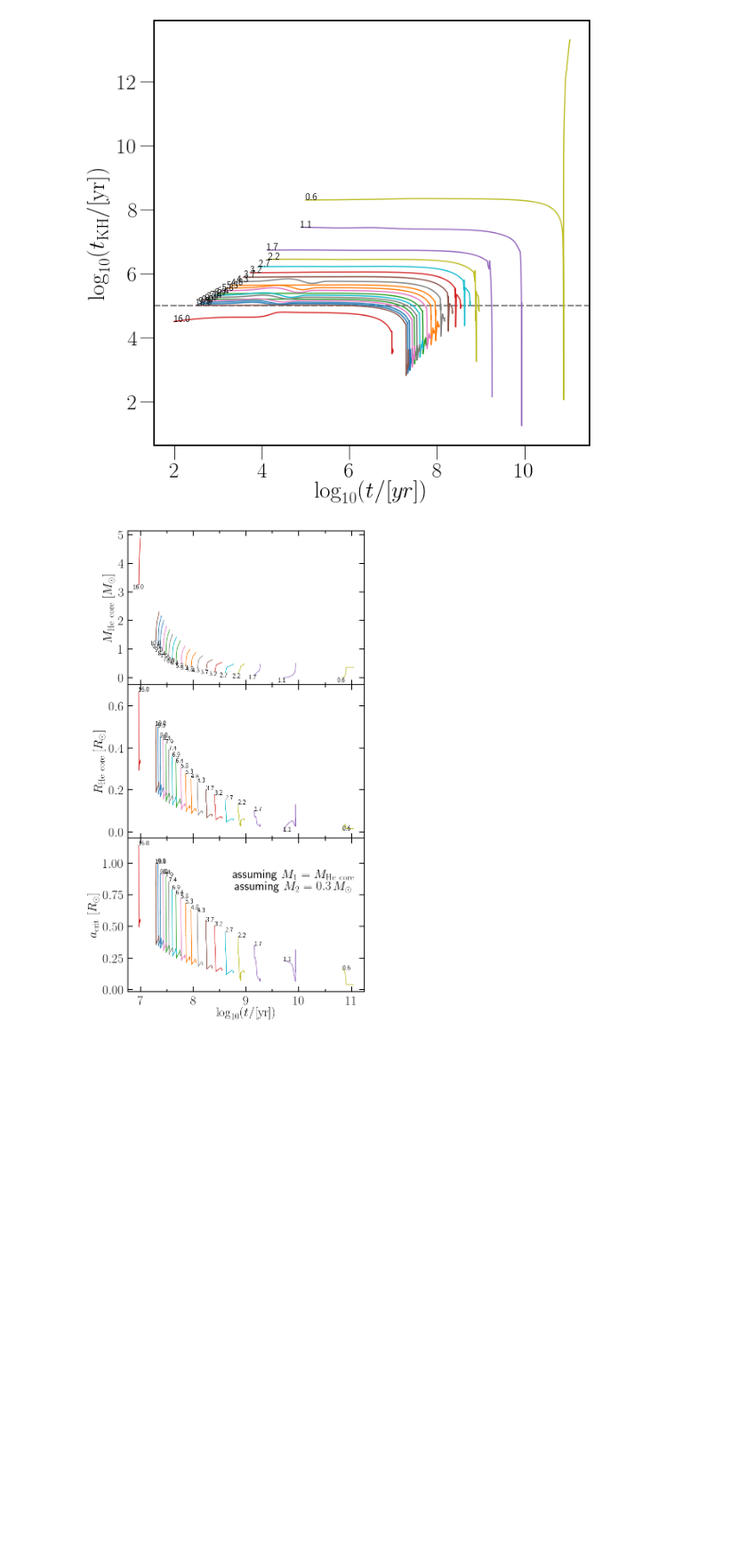
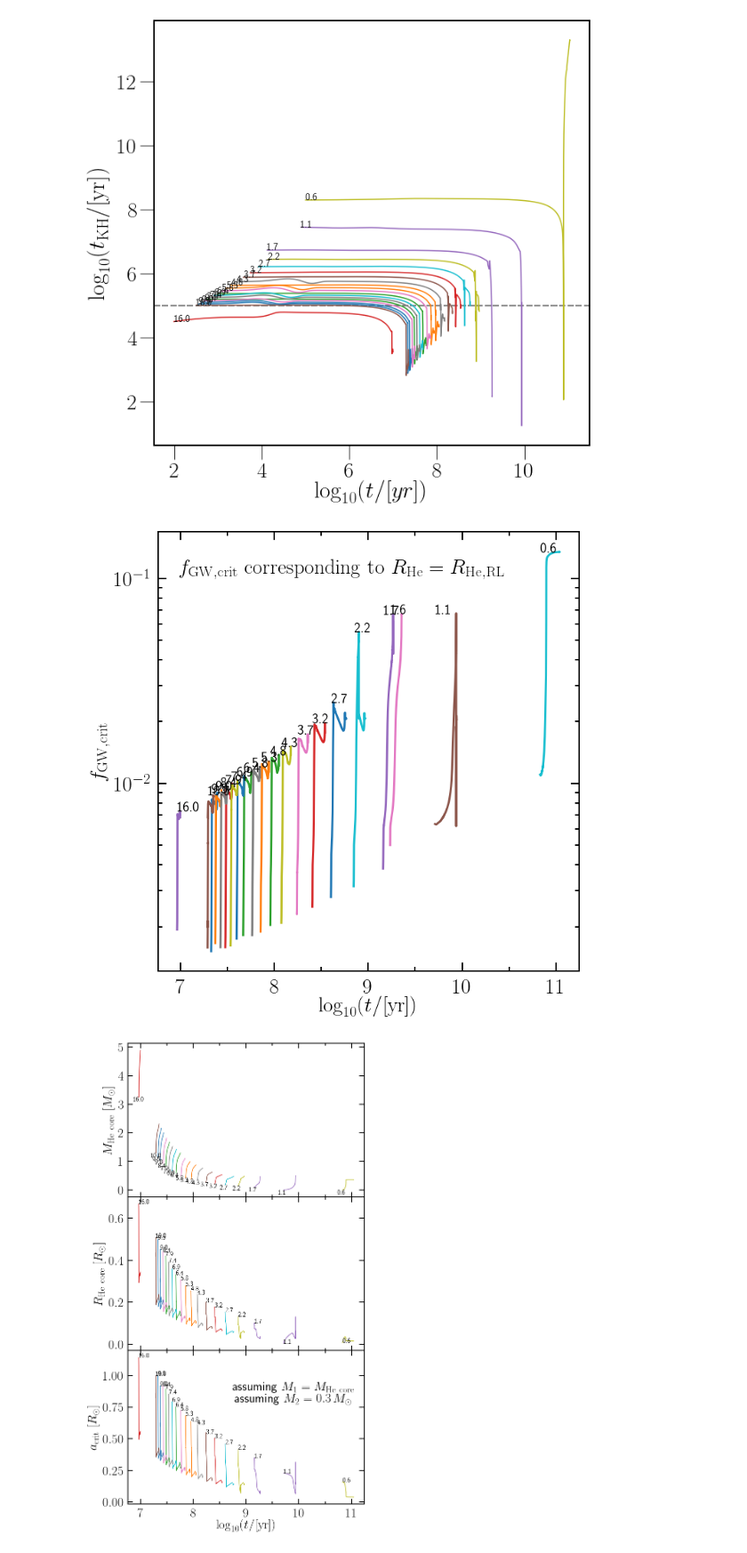
Before and after one commit to tcallister/LISA-and-CE-Evolution, a Jupyter notebook: MESA_files/Roche_Radii.ipynb, the cells around one changed output. Shown at 89% size. Cells and saved outputs as stored; diff of their text form; code cells hidden in the pictures; blank space fills up the shorter version.

Commit message:
convert He core radii into max f_gw for long duration inspiral

```diff
--- a/MESA_files/Roche_Radii.ipynb
+++ b/MESA_files/Roche_Radii.ipynb
@@ -67,6 +67,59 @@ def acrit(Rcore, q):
     # R_roche_lobe_core = a*f(q) => a = R_roche_lobe_core/f(q) => acrit = R_core/f(q)
 
     return Rcore/func(q)
+
+def get_fgw_from_sep_mass(M1, M2, a):
+    ## assumes masses in solar masses and separation in solar radii
+    # v = omega*a
+    # omega^2 a^3 = G(M1+M2) # 3rd Kepler's law
+    #omega = sqrt(G(M1+M2)/a^3)
+    # P = 24/omega
+    omega = np.sqrt((G_cgs*(M1+M2)*Msun)/(a*Rsun_cm)**3)
+    omega_GW = 2*omega
+    # P = 2*math.pi/omega # in sec
+    # Pdays = P/86400 # in days
+
+    # print("omega=",omega, "Hz")
+    # print("omega_GW", omega_GW, "Hz")
+    return omega_GW
+# %%
+# critical GW frequency as a function of time for all masses I have
+fig = plt.figure(figsize=(10., 10.))
+gs = gridspec.GridSpec(10,10)
+ax = plt.subplot(gs[:,:])
+
+Mcompanion = 0.3 #Msun, assuming a WD
+
+for f in folders:
+    M = getM(f)
+    if M != 0.1:
+        src, col = getSrcCol(f+'LOGS/history.data', True, True)
+        he_core_mass = src[:, col.index("he_core_mass")]
+        ind = he_core_mass != 0
+        he_core_mass = he_core_mass[ind]
+        he_core_radius = src[ind, col.index("he_core_radius")]
+        t = np.log10(src[ind, col.index("star_age")])
+
+        a_crit = acrit(he_core_radius,he_core_mass/Mcompanion)
+        f_gw_crit = get_fgw_from_sep_mass(he_core_mass, Mcompanion, a_crit)
+        ax.plot(t,f_gw_crit, lw=3)
+        ax.text(t[0],max(f_gw_crit), "%.1f"%getM(f), fontsize=20, transform=ax.transData)
+
+ax.set_yscale('log')
+ax.tick_params(axis='both', which='major', width=2, top="on", right="on", length=12, pad=10, labelsize=30, direction='in')
+ax.tick_params(axis='both', which='minor', width=2, top="on", right="on", length=6, pad=10, labelsize=30, direction='in')
+ax.set_xlabel(r"$\log_{10}(t / [\mathrm{yr}])$",fontsize=30)
+ax.set_ylabel(r"$f_\mathrm{GW,crit}$", fontsize=30)
+ax.text(0.05,0.9,r"$f_\mathrm{GW,crit} \ \mathrm{corresponding\ to} \ R_\mathrm{He} = R_\mathrm{He, RL}$", transform=ax.transAxes,fontsize=30)
+ax.xaxis.set_major_locator(MultipleLocator(1))
+ax.xaxis.set_minor_locator(MultipleLocator(0.5))
+
+plt.tight_layout()
+plt.savefig("/mnt/home/mrenzo/TMP/CE_LISA/f_GW_crit.pdf",dpi=300)
+
+# ax.text(0.05,0.85,r"$\mathrm{assuming} \ M_2=0.3\,M_\odot)$", transform=ax.transAxes,fontsize=30)
+# %% [output]
+[figure, added]
 # %%
 # print M_he as a function of time
 fig = plt.figure(figsize=(10., 20.))
```
Also changed, not shown: parts of 1 cell of this notebook, 1 other file.
